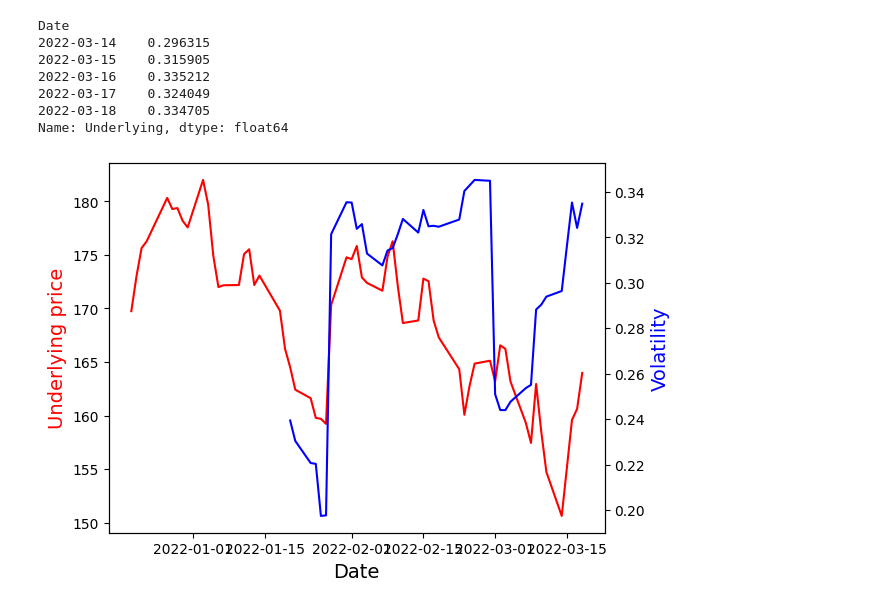
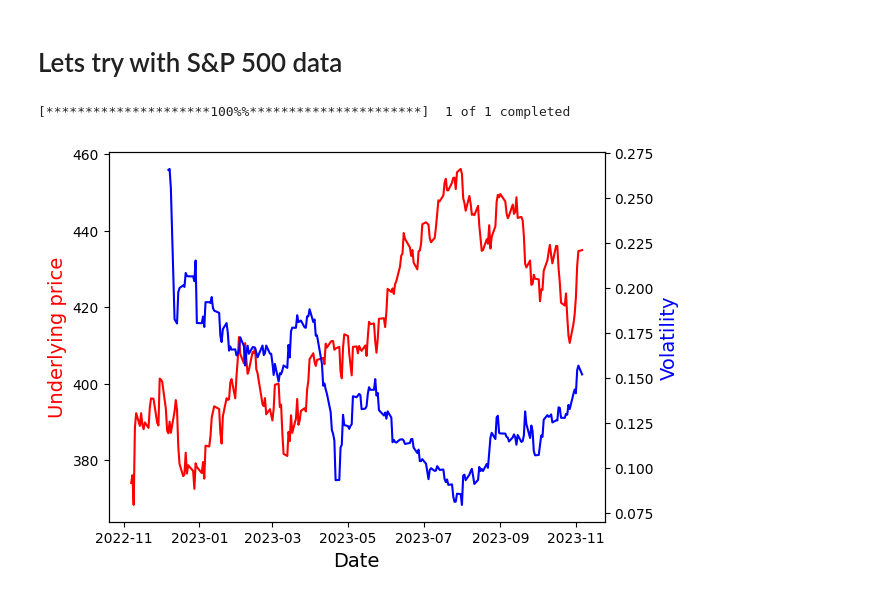
Before and after one commit to kerkkokonola/hedging, a Jupyter notebook: code/main.ipynb, the cells around one changed output. Saved outputs shown, nothing was run; the diff lists cells and outputs as text; code cells hidden in the pictures.

Commit message:
Get s&p500 data from yahoo finance and plot

```diff
--- a/code/main.ipynb
+++ b/code/main.ipynb
@@ -44,12 +47,21 @@ def number_of_shares_to_buy(shares_per_contract, number_of_options, delta_of_opt
     print("To delta-hedge the portoflio, you need to",("buy" if number_of_shares >= 0 else "sell"), round(np.abs(number_of_shares),2), "shares.")
     return number_of_shares
 # %%
-# Get volatility
-def get_volatility(apple_stock_data):
-    end_date = apple_stock_data.index.max()
-    start_date = apple_stock_data.index.min()
-    log_returns = np.log(apple_stock_data['Underlying']/apple_stock_data['Underlying'].shift(1)).dropna()
-    #print(log_returns)
+# General volatility function
+def get_volatility(stock_data):
+    log_returns = np.log(stock_data/stock_data.shift(1)).dropna()
     volatility = log_returns.rolling(window = 21).std() * np.sqrt(252)
-    #print(volatility)
     return volatility
+# %%
+# General plot function
+def plot_stock_price_and_volatility(stock_prices, volatility):
+    fig, ax = plt.subplots()
+    ax.plot(stock_prices, color='red')
+    ax.set_xlabel('Date', fontsize = 14)
+    ax.set_ylabel('Underlying price', color='red', fontsize = 14)
+
+    ax2 = ax.twinx()
+    ax2.plot(volatility, color = 'blue')
+    ax2.set_ylabel('Volatility', color = 'blue', fontsize = 14)
+
+    plt.show()
@@ -85,23 +114,15 @@ To delta-hedge the portoflio, you need to buy 43.71 shares.
-# %%
-vola.tail()
-# %% [output]
-Date
-2022-03-14    0.296315
-2022-03-15    0.315905
-2022-03-16    0.335212
-2022-03-17    0.324049
-2022-03-18    0.334705
-Name: Underlying, dtype: float64
-# %%
-fig, ax = plt.subplots()
-ax.plot(date_as_index['Underlying'], color='red')
-ax.set_xlabel('Date', fontsize = 14)
-ax.set_ylabel('Underlying price', color='red', fontsize = 14)
-
-ax2 = ax.twinx()
-ax2.plot(vola, color = 'blue')
-ax2.set_ylabel('Volatility', color = 'blue', fontsize = 14)
-
-plt.show()
-# %% [output]
-[figure, removed]
+# %% [markdown]
+# Lets try with S&P 500 data
+# %%
+stock_name = 'SPY'
+years = 1
+stock_data = yf.download(tickers = stock_name, start = datetime.today() - timedelta(days=years*365), end = datetime.today())
+
+stock_data # Date as index, Open, High, Low, Close, Adj Close, Volume
+
+stock_prices = stock_data['Adj Close'] # Closing prices
+spy_vola = get_volatility(stock_prices)
+plot_stock_price_and_volatility(stock_prices, spy_vola)
+# %% [output]
+[*********************100%%**********************]  1 of 1 completed
+[figure, added]
```
Also changed, not shown: parts of 5 cells of this notebook.
